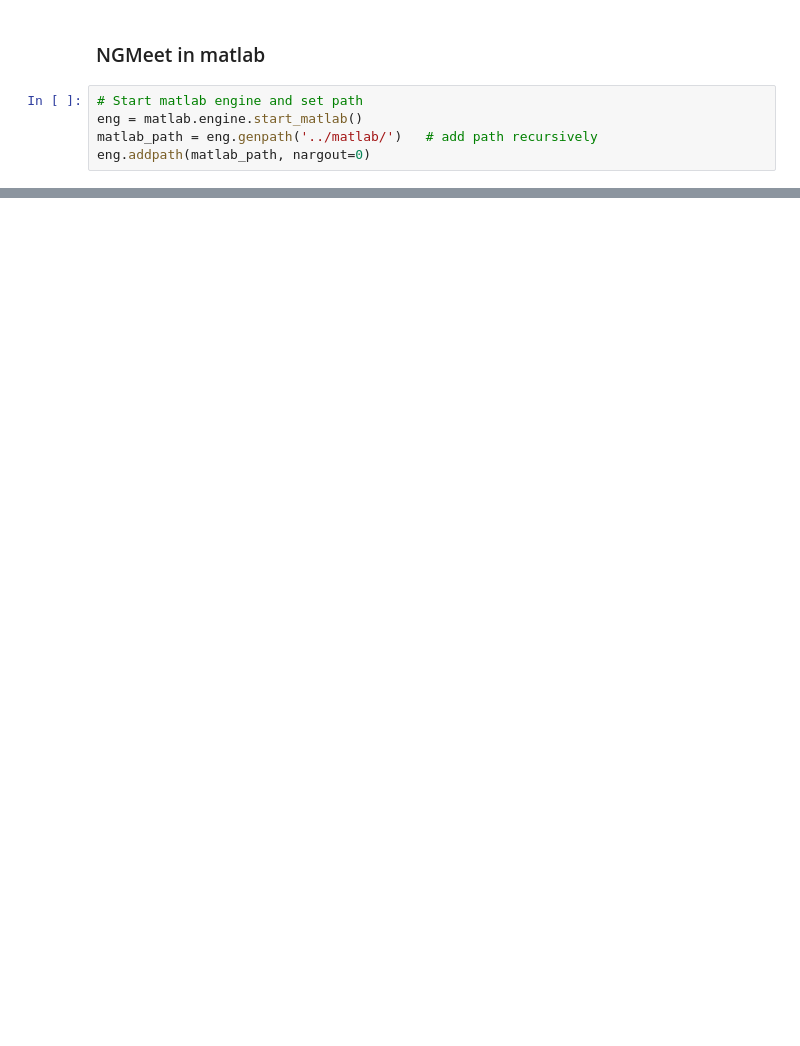
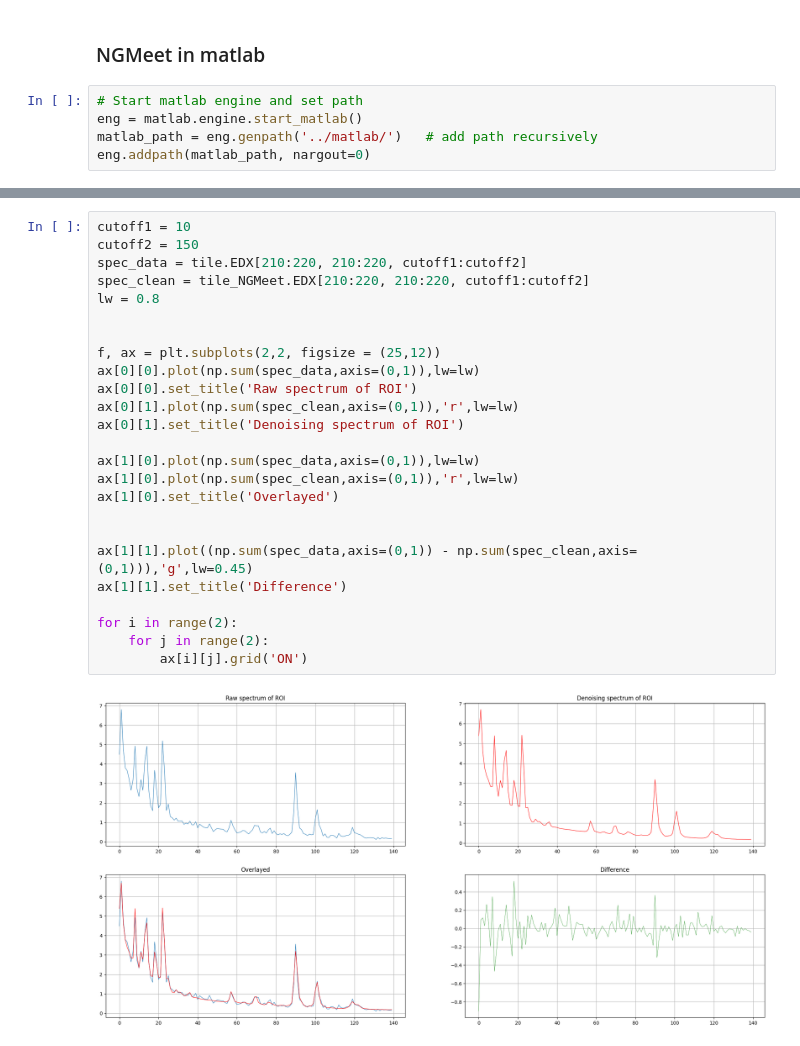
Before and after one commit to amjams/PreHyperspectralEDX, a Jupyter notebook: advanced_denoising/02_Denoise_NGMeet.ipynb, the cells around one changed output, grey strips where cells are left out. Saved outputs shown, nothing was run; the diff lists cells and outputs as text; blank space fills up the shorter version.

```diff
--- a/advanced_denoising/02_Denoise_NGMeet.ipynb
+++ b/advanced_denoising/02_Denoise_NGMeet.ipynb
@@ -49,0 +180,27 @@ EDX_clean = eng.denoiseNGMeet(hsi_clean)
+# %%
+cutoff1 = 10
+cutoff2 = 150
+spec_data = tile.EDX[210:220, 210:220, cutoff1:cutoff2]
+spec_clean = tile_NGMeet.EDX[210:220, 210:220, cutoff1:cutoff2]
+lw = 0.8
+
+
+f, ax = plt.subplots(2,2, figsize = (25,12))
+ax[0][0].plot(np.sum(spec_data,axis=(0,1)),lw=lw)
+ax[0][0].set_title('Raw spectrum of ROI')
+ax[0][1].plot(np.sum(spec_clean,axis=(0,1)),'r',lw=lw)
+ax[0][1].set_title('Denoising spectrum of ROI')
+
+ax[1][0].plot(np.sum(spec_data,axis=(0,1)),lw=lw)
+ax[1][0].plot(np.sum(spec_clean,axis=(0,1)),'r',lw=lw)
+ax[1][0].set_title('Overlayed')
+
+
+ax[1][1].plot((np.sum(spec_data,axis=(0,1)) - np.sum(spec_clean,axis=(0,1))),'g',lw=0.45)
+ax[1][1].set_title('Difference')
+
+for i in range(2):
+    for j in range(2):
+        ax[i][j].grid('ON')
+# %% [output]
+[figure, added]
```
Also changed, not shown: parts of 13 cells of this notebook.
